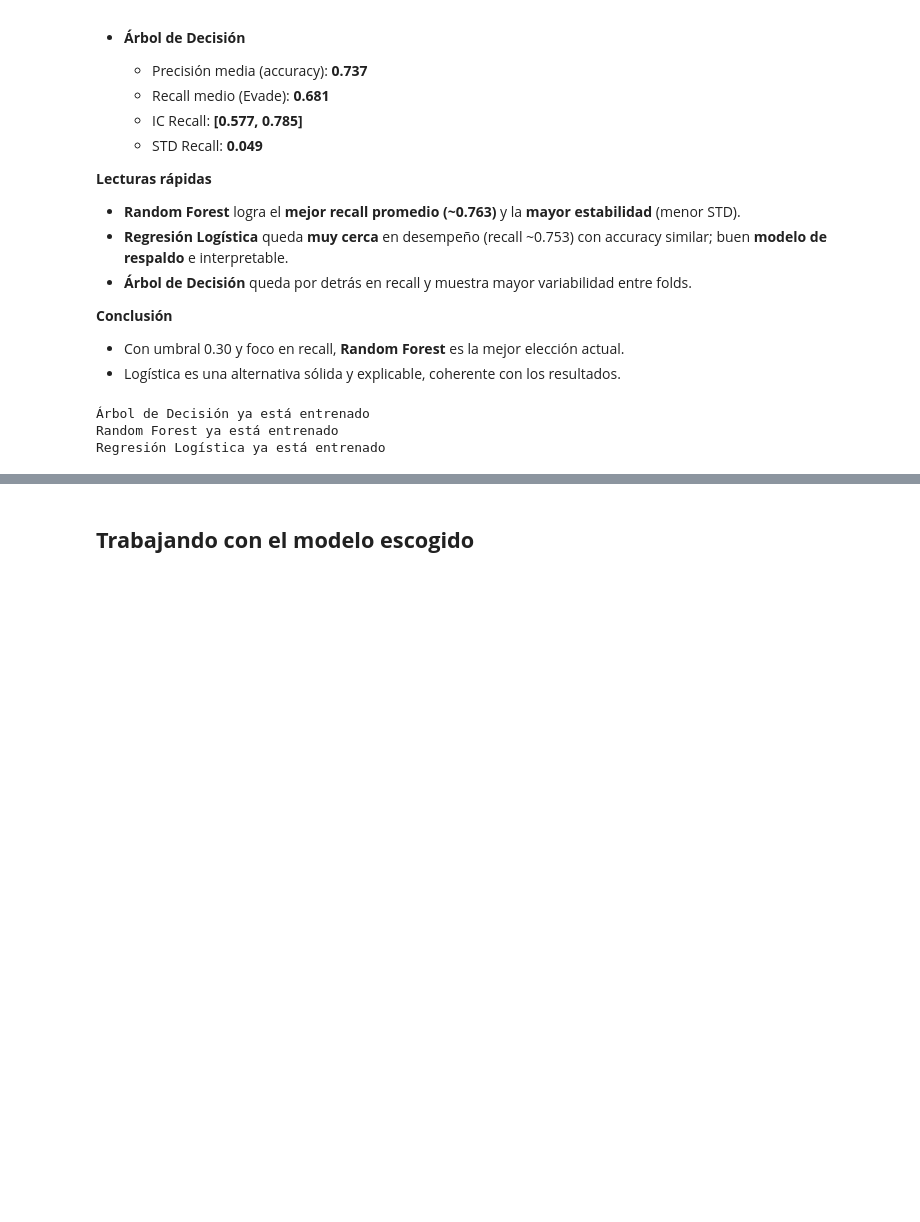
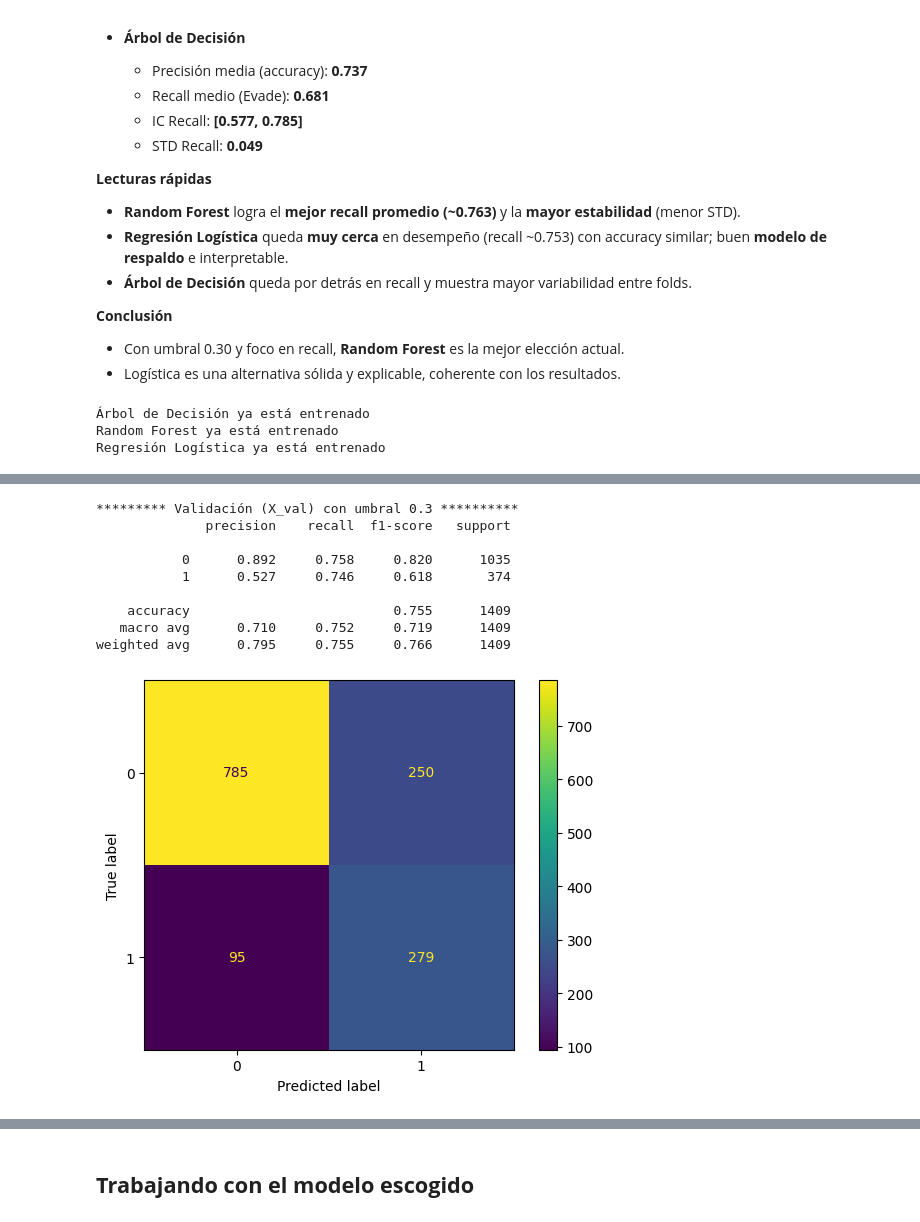
Before and after one commit to DanielRaiicHu/telecom_x_2, a Jupyter notebook: telecom_x_2.ipynb, the cells around one changed output, grey strips where cells are left out. Cells and saved outputs as stored; diff of their text form; code cells hidden in the pictures; blank space fills up the shorter version.

```diff
--- a/telecom_x_2.ipynb
+++ b/telecom_x_2.ipynb
@@ -2899,0 +2957,12 @@ Regresión Logística ya está entrenado
+# %%
+from sklearn.ensemble import RandomForestClassifier
+
+modelo_forest = RandomForestClassifier(
+    max_depth=15,
+    min_samples_leaf=1,
+    min_samples_split=4,
+    n_estimators=200,
+    random_state=5,
+    n_jobs=-1
+)
+modelo_forest.fit(X_train, y_train)
@@ -2899,0 +2980,22 @@ Regresión Logística ya está entrenado
+# %%
+import numpy as np
+from sklearn.metrics import classification_report, ConfusionMatrixDisplay
+
+umbral = 0.3
+proba_val   = modelo_forest.predict_proba(X_val)[:, 1]
+y_pred_val  = (proba_val >= umbral).astype(int)
+
+print("********* Validación (X_val) con umbral 0.3 **********")
+print(classification_report(y_val, y_pred_val, digits=3))
+ConfusionMatrixDisplay.from_predictions(y_val, y_pred_val);
+# %% [output]
+********* Validación (X_val) con umbral 0.3 **********
+              precision    recall  f1-score   support
+
+           0      0.892     0.758     0.820      1035
+           1      0.527     0.746     0.618       374
+
+    accuracy                          0.755      1409
+   macro avg      0.710     0.752     0.719      1409
+weighted avg      0.795     0.755     0.766      1409
+[figure, added]
```
Also changed, not shown: parts of 58 cells of this notebook.
